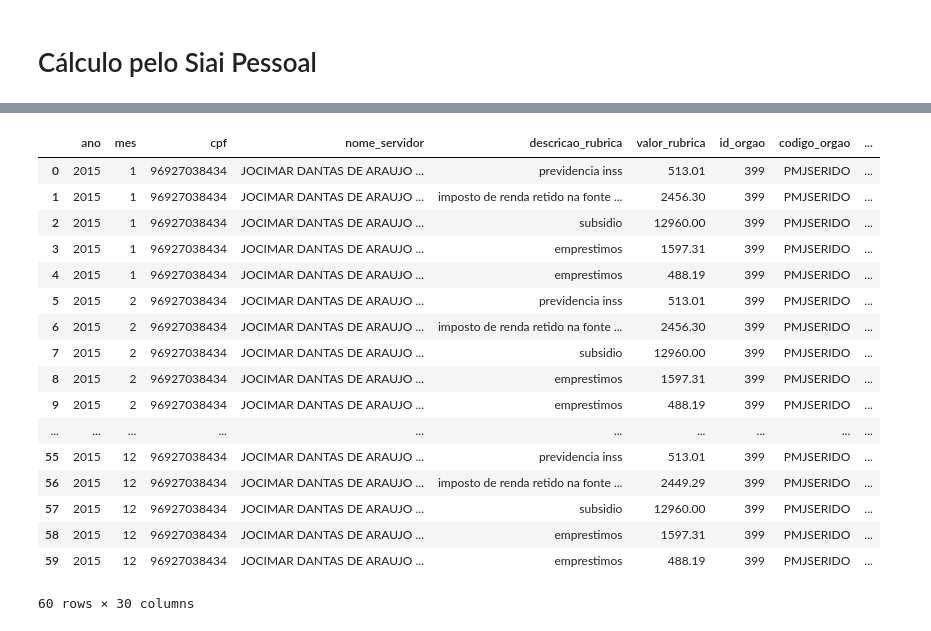
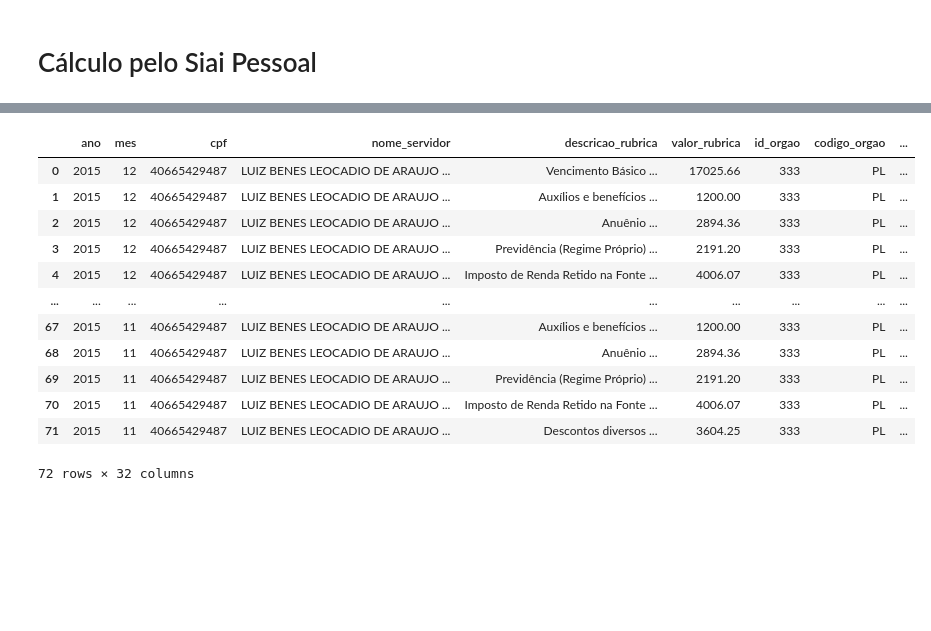
Before and after one commit to eduardoplima/ccd, a Jupyter notebook: scripts/calculo_vencimentos.ipynb, the cells around one changed output, grey strips where cells are left out. Saved outputs shown, nothing was run; the diff lists cells and outputs as text; code cells hidden in the pictures; blank space fills up the shorter version.

```diff
--- a/scripts/calculo_vencimentos.ipynb
+++ b/scripts/calculo_vencimentos.ipynb
@@ -183,4 +177,4 @@ processos_gestores.to_excel('saidas/vencimentos/processos_gestores_multa.xlsx',
 # %% [markdown]
 # Cálculo pelo Siai Pessoal
 # %%
-processos_gestores = pd.read_excel('saidas/vencimentos/processos_gestores_multa.xlsx')
+processos_gestores = pd.read_excel('db/processos_gestores_multa.xlsx')
@@ -264,15 +264,18 @@ valid_cpfs = processos_gestores[processos_gestores.apply(lambda row: has_cpf(row
+# %%
+def flatten(list_of_lists):
+    return [item for sublist in list_of_lists for item in sublist]
+# %%
+cpfs_dicts = flatten([json.loads(row['multas_pessoas'])['pessoas'] for i,row in processos_gestores.iterrows()])
 # %%
-import json
-
 dfs_pessoas = {}
-for i,row in valid_cpfs.iterrows():
-    pessoas = json.loads(row['multas_pessoas'])['pessoas']
-    for pessoa in pessoas:
-        cpf = pessoa['cpf']
-        ano = pessoa['ano_aplicacao_multa']
-        if not cpf or not ano:
-            print(f"Skipping invalid CPF or year for row {i}: {pessoa}")
-            continue
-        print(f"Processing CPF: {cpf}, Ano: {ano}")
-        sql = sql_vencimentos.format(cpf, ano)
-        dfs_pessoas[cpf] = pd.read_sql(sql, get_connection())
+cpfs_processados = []
+for pessoa in cpfs_dicts:
+    cpf = pessoa['cpf']
+    ano = pessoa['ano_aplicacao_multa']
+    if not cpf or not ano:
+        print(f"Skipping invalid CPF or year for {pessoa}")
+        continue
+    print(f"Processing CPF: {cpf}, Ano: {ano}")
+    sql = sql_vencimentos.format(cpf, ano)
+    dfs_pessoas[cpf] = pd.read_sql(sql, get_connection())
+    cpfs_processados.append(cpf)
@@ -297,21 +282,16 @@ Processing CPF: 07334544455, Ano: 2016
 # %%
-dfs_pessoas['96927038434']
+dfs_pessoas['40665429487']
 # %% [output]
 |  | ano | mes | cpf | nome_servidor | descricao_rubrica | valor_rubrica | id_orgao | codigo_orgao | ... |
-| 0 | 2015 | 1 | 96927038434 | JOCIMAR DANTAS DE ARAUJO ... | previdencia inss | 513.01 | 399 | PMJSERIDO | ... |
-| 1 | 2015 | 1 | 96927038434 | JOCIMAR DANTAS DE ARAUJO ... | imposto de renda retido na fonte ... | 2456.30 | 399 | PMJSERIDO | ... |
-| 2 | 2015 | 1 | 96927038434 | JOCIMAR DANTAS DE ARAUJO ... | subsidio | 12960.00 | 399 | PMJSERIDO | ... |
-| 3 | 2015 | 1 | 96927038434 | JOCIMAR DANTAS DE ARAUJO ... | emprestimos | 1597.31 | 399 | PMJSERIDO | ... |
-| 4 | 2015 | 1 | 96927038434 | JOCIMAR DANTAS DE ARAUJO ... | emprestimos | 488.19 | 399 | PMJSERIDO | ... |
-| 5 | 2015 | 2 | 96927038434 | JOCIMAR DANTAS DE ARAUJO ... | previdencia inss | 513.01 | 399 | PMJSERIDO | ... |
-| 6 | 2015 | 2 | 96927038434 | JOCIMAR DANTAS DE ARAUJO ... | imposto de renda retido na fonte ... | 2456.30 | 399 | PMJSERIDO | ... |
-| 7 | 2015 | 2 | 96927038434 | JOCIMAR DANTAS DE ARAUJO ... | subsidio | 12960.00 | 399 | PMJSERIDO | ... |
-| 8 | 2015 | 2 | 96927038434 | JOCIMAR DANTAS DE ARAUJO ... | emprestimos | 1597.31 | 399 | PMJSERIDO | ... |
-| 9 | 2015 | 2 | 96927038434 | JOCIMAR DANTAS DE ARAUJO ... | emprestimos | 488.19 | 399 | PMJSERIDO | ... |
+| 0 | 2015 | 12 | 40665429487 | LUIZ BENES LEOCADIO DE ARAUJO ... | Vencimento Básico ... | 17025.66 | 333 | PL | ... |
+| 1 | 2015 | 12 | 40665429487 | LUIZ BENES LEOCADIO DE ARAUJO ... | Auxílios e benefícios ... | 1200.00 | 333 | PL | ... |
+| 2 | 2015 | 12 | 40665429487 | LUIZ BENES LEOCADIO DE ARAUJO ... | Anuênio ... | 2894.36 | 333 | PL | ... |
+| 3 | 2015 | 12 | 40665429487 | LUIZ BENES LEOCADIO DE ARAUJO ... | Previdência (Regime Próprio) ... | 2191.20 | 333 | PL | ... |
+| 4 | 2015 | 12 | 40665429487 | LUIZ BENES LEOCADIO DE ARAUJO ... | Imposto de Renda Retido na Fonte ... | 4006.07 | 333 | PL | ... |
 | ... | ... | ... | ... | ... | ... | ... | ... | ... | ... |
-| 55 | 2015 | 12 | 96927038434 | JOCIMAR DANTAS DE ARAUJO ... | previdencia inss | 513.01 | 399 | PMJSERIDO | ... |
-| 56 | 2015 | 12 | 96927038434 | JOCIMAR DANTAS DE ARAUJO ... | imposto de renda retido na fonte ... | 2449.29 | 399 | PMJSERIDO | ... |
-| 57 | 2015 | 12 | 96927038434 | JOCIMAR DANTAS DE ARAUJO ... | subsidio | 12960.00 | 399 | PMJSERIDO | ... |
-| 58 | 2015 | 12 | 96927038434 | JOCIMAR DANTAS DE ARAUJO ... | emprestimos | 1597.31 | 399 | PMJSERIDO | ... |
-| 59 | 2015 | 12 | 96927038434 | JOCIMAR DANTAS DE ARAUJO ... | emprestimos | 488.19 | 399 | PMJSERIDO | ... |
+| 67 | 2015 | 11 | 40665429487 | LUIZ BENES LEOCADIO DE ARAUJO ... | Auxílios e benefícios ... | 1200.00 | 333 | PL | ... |
+| 68 | 2015 | 11 | 40665429487 | LUIZ BENES LEOCADIO DE ARAUJO ... | Anuênio ... | 2894.36 | 333 | PL | ... |
+| 69 | 2015 | 11 | 40665429487 | LUIZ BENES LEOCADIO DE ARAUJO ... | Previdência (Regime Próprio) ... | 2191.20 | 333 | PL | ... |
+| 70 | 2015 | 11 | 40665429487 | LUIZ BENES LEOCADIO DE ARAUJO ... | Imposto de Renda Retido na Fonte ... | 4006.07 | 333 | PL | ... |
+| 71 | 2015 | 11 | 40665429487 | LUIZ BENES LEOCADIO DE ARAUJO ... | Descontos diversos ... | 3604.25 | 333 | PL | ... |
-60 rows × 30 columns
+72 rows × 32 columns
```
Also changed, not shown: parts of 41 cells of this notebook, 9 other files.
